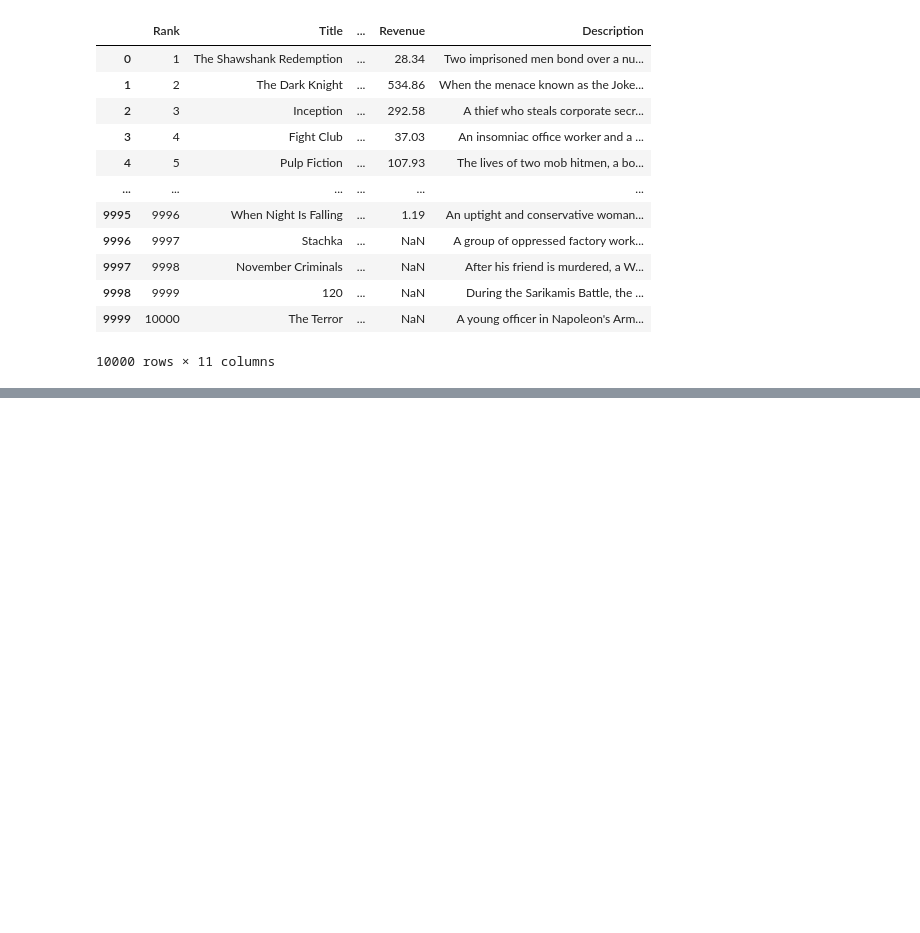
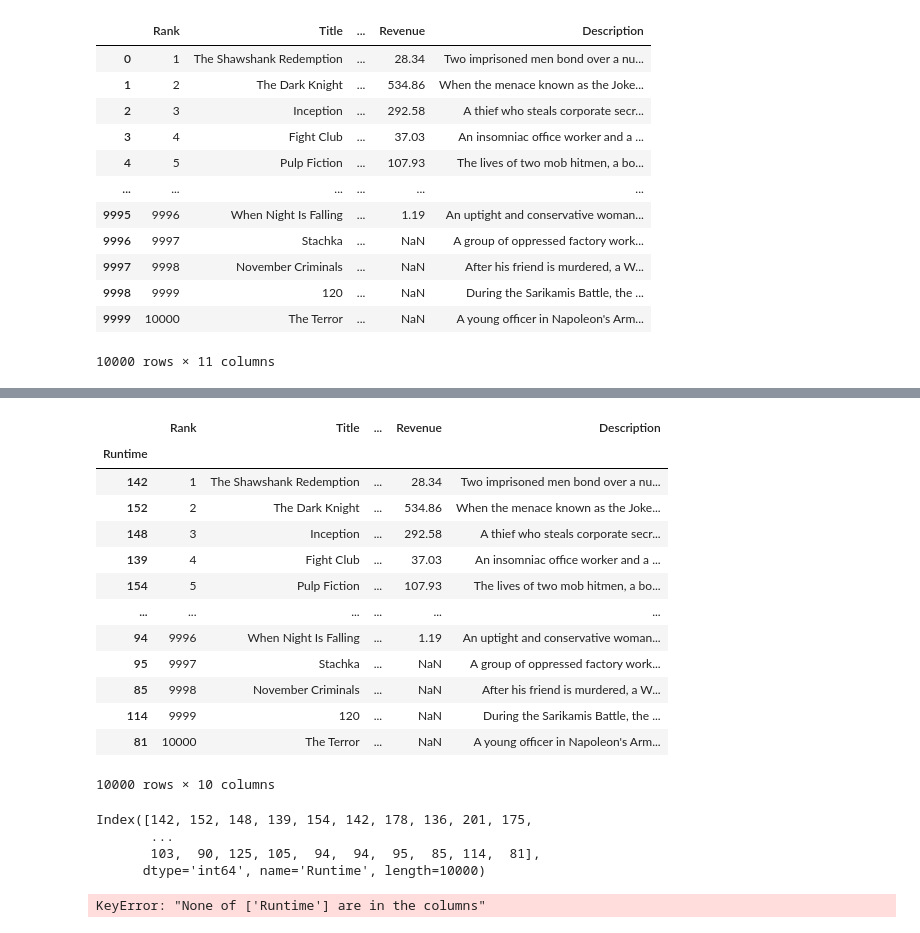
Before and after one commit to ElSirGuti/curso-udemy-ciencia-de-datos-y-ml, a Jupyter notebook: ejercicio_2.ipynb, the cells around one changed output, grey strips where cells are left out. Cells and saved outputs as stored; diff of their text form; code cells hidden in the pictures; blank space fills up the shorter version.

```diff
--- a/ejercicio_2.ipynb
+++ b/ejercicio_2.ipynb
@@ -91,0 +258,29 @@ df.tail(10)
+# %%
+df.set_index('Runtime')
+# %% [output]
+|  | Rank | Title | ... | Revenue | Description |
+| Runtime |  |  |  |  |  |
+| 142 | 1 | The Shawshank Redemption | ... | 28.34 | Two imprisoned men bond over a nu... |
+| 152 | 2 | The Dark Knight | ... | 534.86 | When the menace known as the Joke... |
+| 148 | 3 | Inception | ... | 292.58 | A thief who steals corporate secr... |
+| 139 | 4 | Fight Club | ... | 37.03 | An insomniac office worker and a ... |
+| 154 | 5 | Pulp Fiction | ... | 107.93 | The lives of two mob hitmen, a bo... |
+| ... | ... | ... | ... | ... | ... |
+| 94 | 9996 | When Night Is Falling | ... | 1.19 | An uptight and conservative woman... |
+| 95 | 9997 | Stachka | ... | NaN | A group of oppressed factory work... |
+| 85 | 9998 | November Criminals | ... | NaN | After his friend is murdered, a W... |
+| 114 | 9999 | 120 | ... | NaN | During the Sarikamis Battle, the ... |
+| 81 | 10000 | The Terror | ... | NaN | A young officer in Napoleon's Arm... |
+10000 rows × 10 columns
+# %%
+df.index
+# %% [output]
+Index([142, 152, 148, 139, 154, 142, 178, 136, 201, 175,
+       ...
+       103,  90, 125, 105,  94,  94,  95,  85, 114,  81],
+      dtype='int64', name='Runtime', length=10000)
+# %%
+df.set_index('Runtime', inplace=True)
+df.index
+# %% [output]
+KeyError: "None of ['Runtime'] are in the columns"
```
Also changed, not shown: parts of 97 cells of this notebook, 3 other files.
